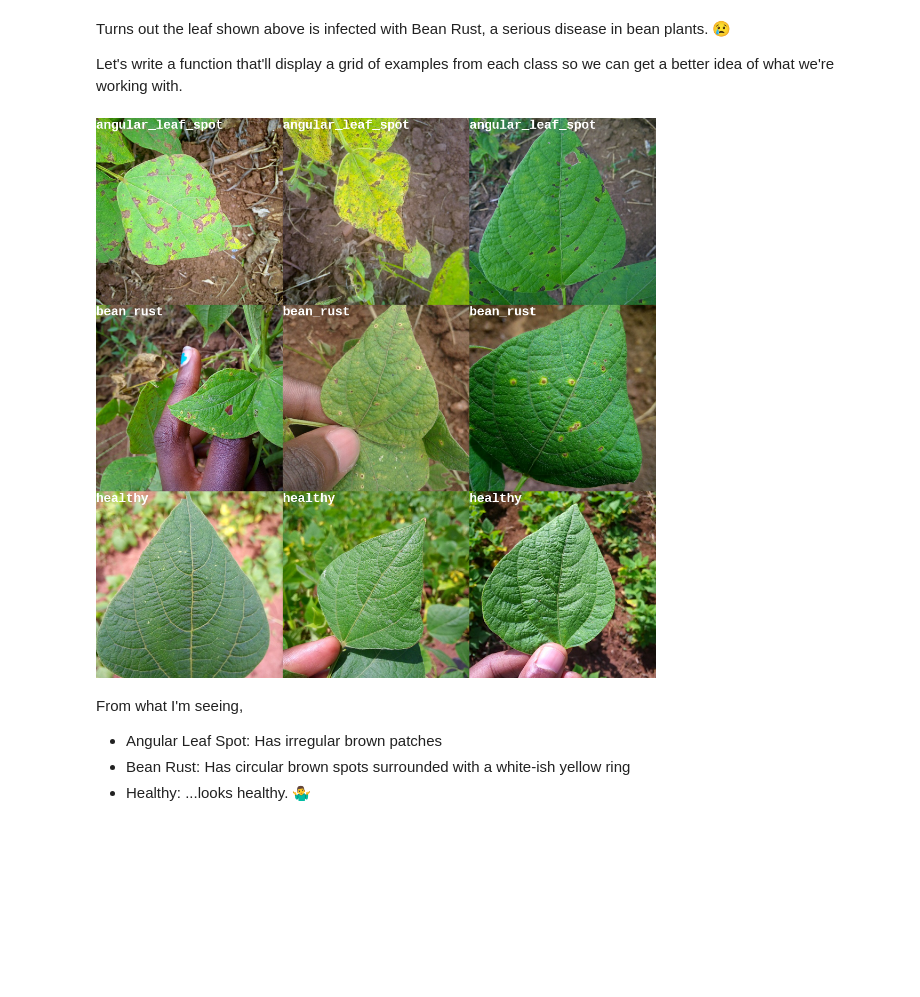
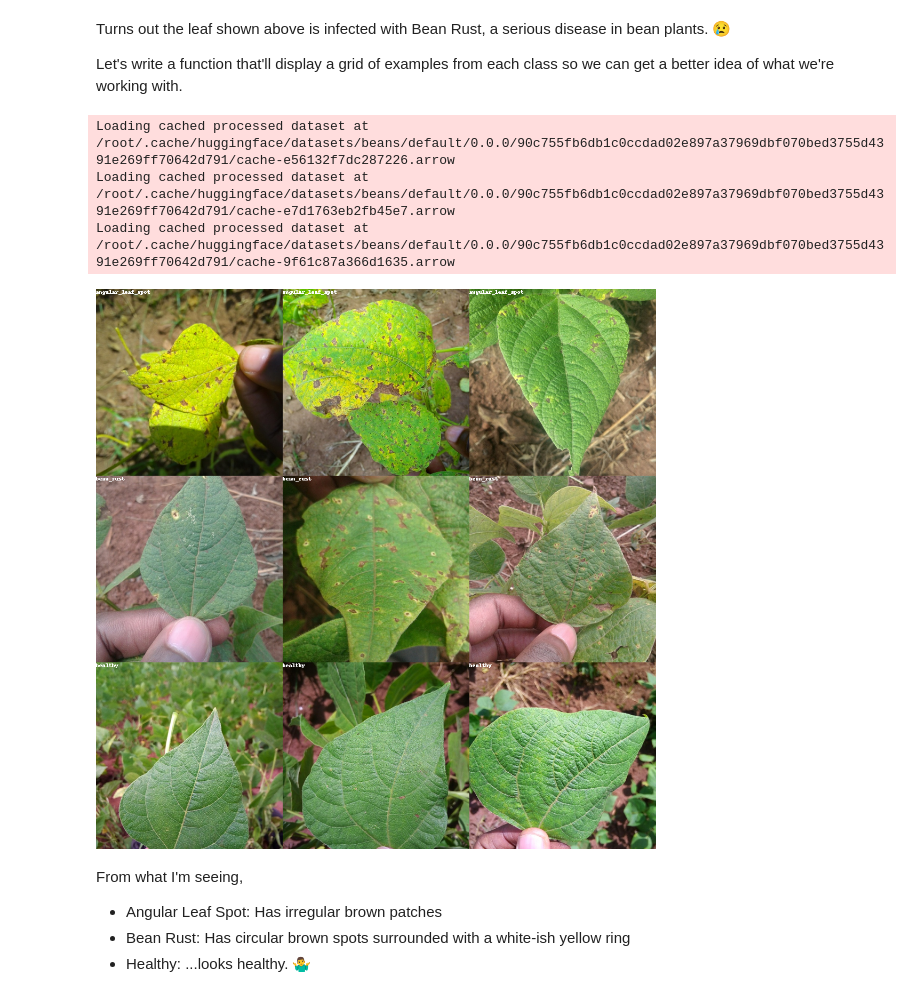
Before and after one commit to saikhu/ViT-PGC, a Jupyter notebook: image_classification_explained.ipynb, the cells around one changed output. Saved outputs shown, nothing was run; the diff lists cells and outputs as text; code cells hidden in the pictures; blank space fills up the shorter version.

```diff
--- a/image_classification_explained.ipynb
+++ b/image_classification_explained.ipynb
@@ -79,34 +96,37 @@ Let's write a function that'll display a grid of examples from each class so we
 # %%
 from transformers.utils.dummy_vision_objects import ImageGPTFeatureExtractor
 import random
 from PIL import ImageDraw, ImageFont, Image
-
+font = ImageFont.load_default()
 def show_examples(ds, seed: int = 1234, examples_per_class: int = 3, size=(350, 350)):
 
     w, h = size
     labels = ds['train'].features['labels'].names
     grid = Image.new('RGB', size=(examples_per_class * w, len(labels) * h))
     draw = ImageDraw.Draw(grid)
-    font = ImageFont.truetype("/usr/share/fonts/truetype/liberation/LiberationMono-Bold.ttf", 24)
+    # font = ImageFont.truetype("/usr/share/fonts/truetype/liberation/LiberationMono-Bold.ttf", 24)
 
     for label_id, label in enumerate(labels):
 
         # Filter the dataset by a single label, shuffle it, and grab a few samples
         ds_slice = ds['train'].filter(lambda ex: ex['labels'] == label_id).shuffle(seed).select(range(examples_per_class))
 
         # Plot this label's examples along a row
         for i, example in enumerate(ds_slice):
             image = example['image']
             idx = examples_per_class * label_id + i
             box = (idx % examples_per_class * w, idx // examples_per_class * h)
             grid.paste(image.resize(size), box=box)
             draw.text(box, label, (255, 255, 255), font=font)
 
     return grid
 
 show_examples(ds, seed=random.randint(0, 1337), examples_per_class=3)
 # %% [output]
+Loading cached processed dataset at /root/.cache/huggingface/datasets/beans/default/0.0.0/90c755fb6db1c0ccdad02e897a37969dbf070bed3755d4391e269ff70642d791/cache-e56132f7dc287226.arrow
+Loading cached processed dataset at /root/.cache/huggingface/datasets/beans/default/0.0.0/90c755fb6db1c0ccdad02e897a37969dbf070bed3755d4391e269ff70642d791/cache-e7d1763eb2fb45e7.arrow
+Loading cached processed dataset at /root/.cache/huggingface/datasets/beans/default/0.0.0/90c755fb6db1c0ccdad02e897a37969dbf070bed3755d4391e269ff70642d791/cache-9f61c87a366d1635.arrow
-[figure, old version]
+[figure, new version]
 # %% [markdown]
 From what I'm seeing,
 - Angular Leaf Spot: Has irregular brown patches
```
Also changed, not shown: parts of 13 cells of this notebook, 7 other files.
